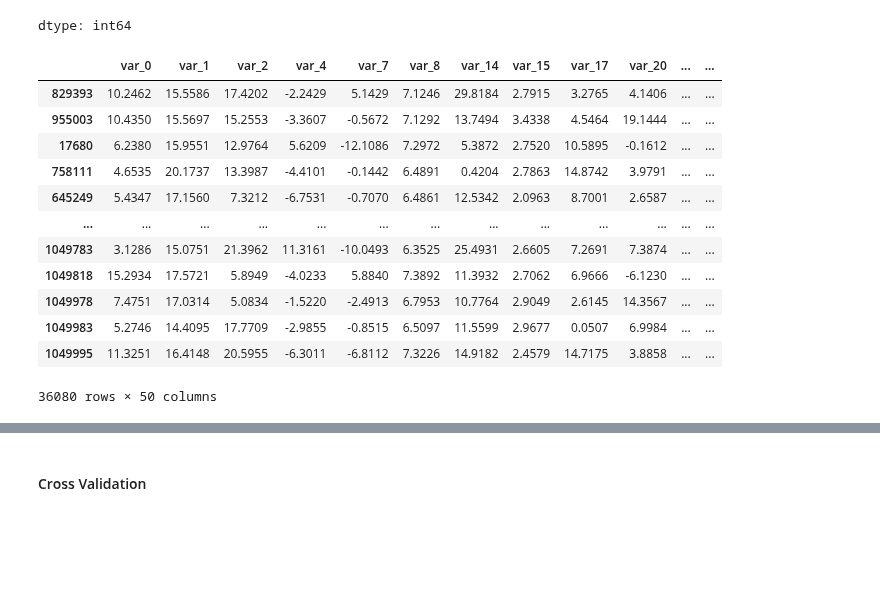
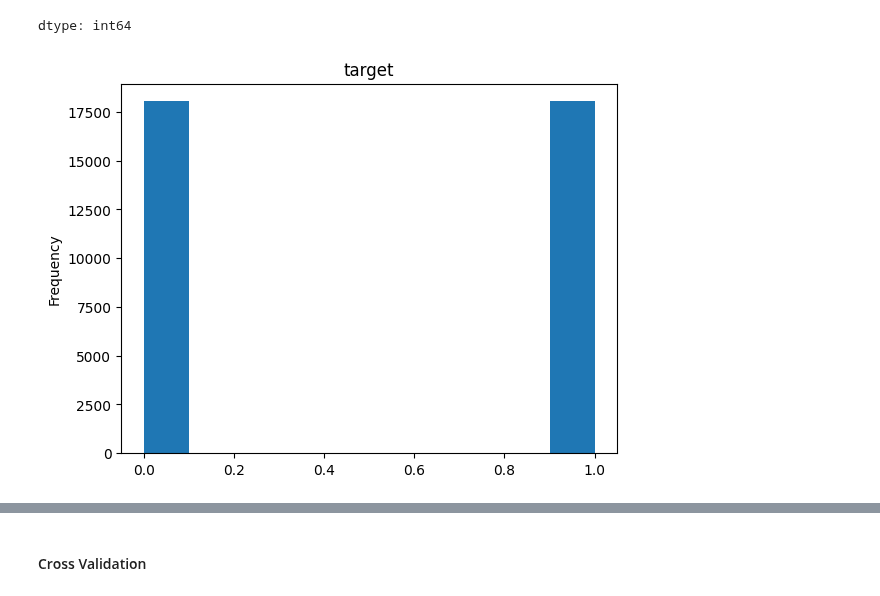
Before and after one commit to Dalbeth/Data-Science-Cohort-20, a Jupyter notebook: Project-1/Transactions.ipynb, the cells around one changed output, grey strips where cells are left out. Cells and saved outputs as stored; diff of their text form; code cells hidden in the pictures; blank space fills up the shorter version.

```diff
--- a/Project-1/Transactions.ipynb
+++ b/Project-1/Transactions.ipynb
@@ -673,4 +669,8 @@ trans_bal["target"].value_counts()
 | 0.0 | 18040 |
 | 1.0 | 18040 |
 dtype: int64
+# %%
+trans_bal['target'].plot(kind = 'hist', title = 'target') ;
+# %% [output]
+[figure, added]
 # %%
@@ -679,16 +678,0 @@ y = trans_bal["target"]
-# %%
-x
-# %% [output]
-|  | var_0 | var_1 | var_2 | var_4 | var_7 | var_8 | var_14 | var_15 | var_17 | var_20 | ... | ... |
-| 829393 | 10.2462 | 15.5586 | 17.4202 | -2.2429 | 5.1429 | 7.1246 | 29.8184 | 2.7915 | 3.2765 | 4.1406 | ... | ... |
-| 955003 | 10.4350 | 15.5697 | 15.2553 | -3.3607 | -0.5672 | 7.1292 | 13.7494 | 3.4338 | 4.5464 | 19.1444 | ... | ... |
-| 17680 | 6.2380 | 15.9551 | 12.9764 | 5.6209 | -12.1086 | 7.2972 | 5.3872 | 2.7520 | 10.5895 | -0.1612 | ... | ... |
-| 758111 | 4.6535 | 20.1737 | 13.3987 | -4.4101 | -0.1442 | 6.4891 | 0.4204 | 2.7863 | 14.8742 | 3.9791 | ... | ... |
-| 645249 | 5.4347 | 17.1560 | 7.3212 | -6.7531 | -0.7070 | 6.4861 | 12.5342 | 2.0963 | 8.7001 | 2.6587 | ... | ... |
-| ... | ... | ... | ... | ... | ... | ... | ... | ... | ... | ... | ... | ... |
-| 1049783 | 3.1286 | 15.0751 | 21.3962 | 11.3161 | -10.0493 | 6.3525 | 25.4931 | 2.6605 | 7.2691 | 7.3874 | ... | ... |
-| 1049818 | 15.2934 | 17.5721 | 5.8949 | -4.0233 | 5.8840 | 7.3892 | 11.3932 | 2.7062 | 6.9666 | -6.1230 | ... | ... |
-| 1049978 | 7.4751 | 17.0314 | 5.0834 | -1.5220 | -2.4913 | 6.7953 | 10.7764 | 2.9049 | 2.6145 | 14.3567 | ... | ... |
-| 1049983 | 5.2746 | 14.4095 | 17.7709 | -2.9855 | -0.8515 | 6.5097 | 11.5599 | 2.9677 | 0.0507 | 6.9984 | ... | ... |
-| 1049995 | 11.3251 | 16.4148 | 20.5955 | -6.3011 | -6.8112 | 7.3226 | 14.9182 | 2.4579 | 14.7175 | 3.8858 | ... | ... |
-36080 rows × 50 columns
```
Also changed, not shown: parts of 14 cells of this notebook.
